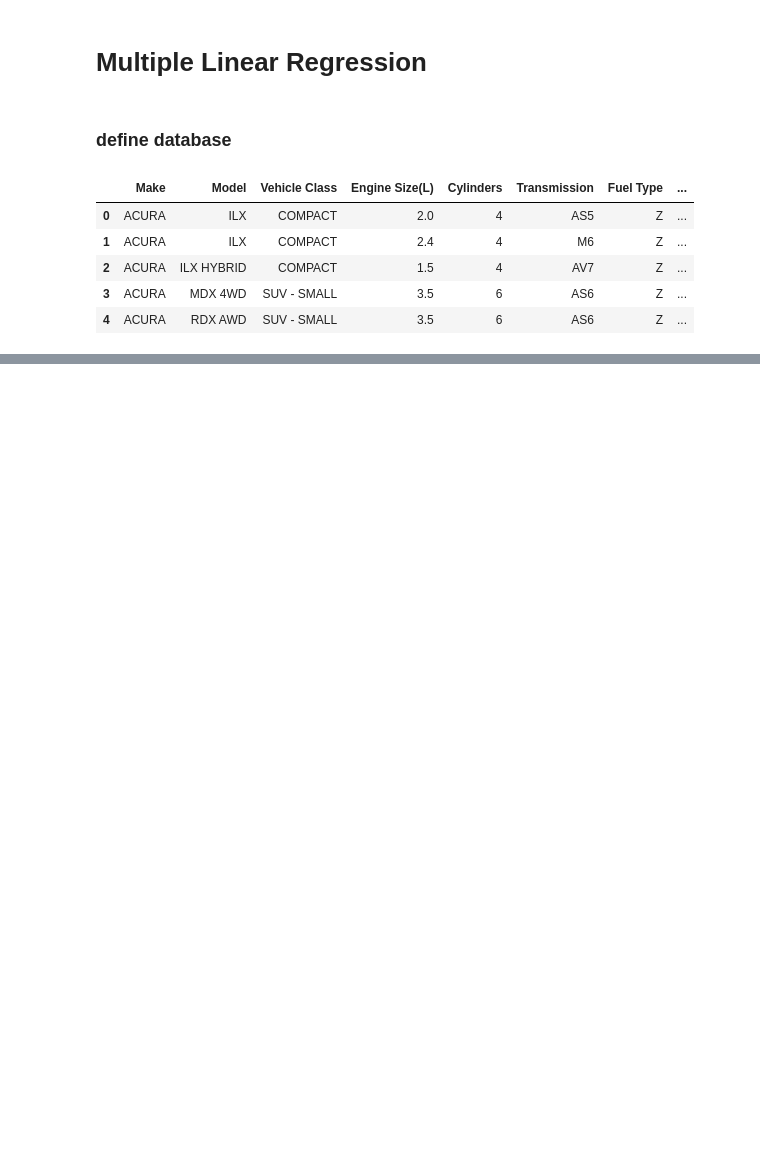
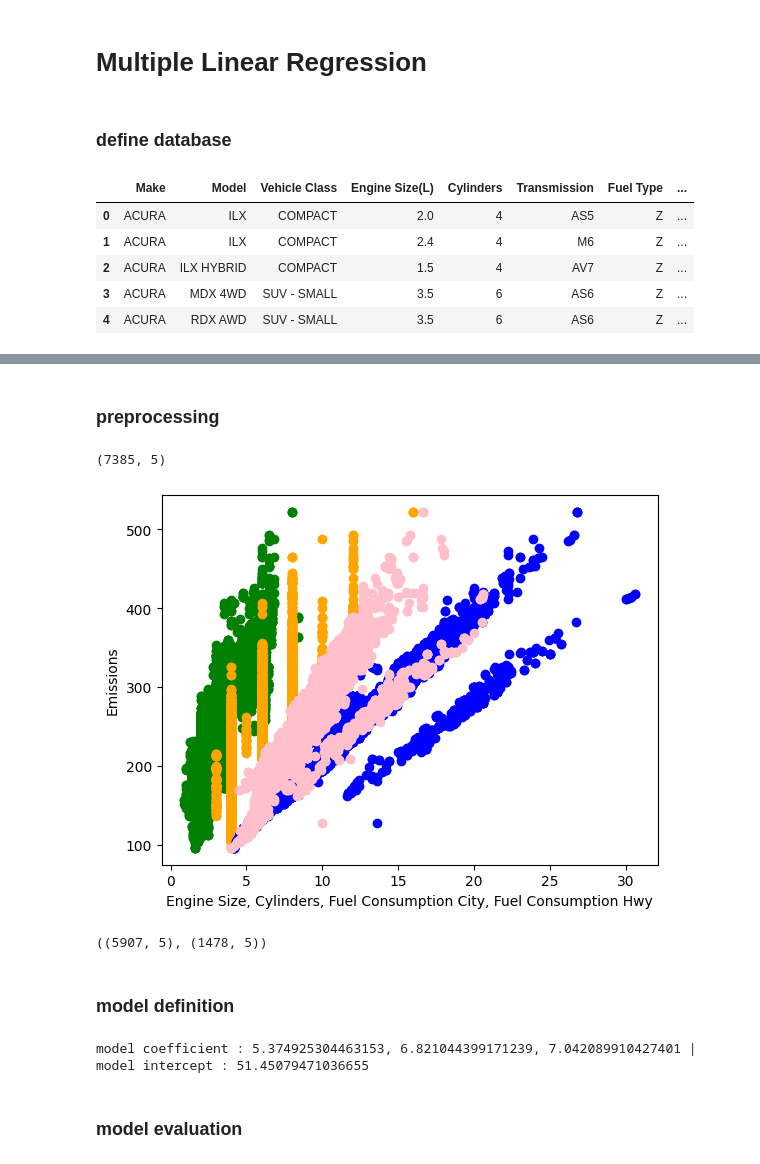
Before and after one commit to fahime9407/Machine-Learning-Path, a Jupyter notebook: regression/mlRegression.ipynb, the cells around one changed output, grey strips where cells are left out. Drawn from its saved outputs; the diff is of its cells as text; code cells hidden in the pictures; blank space fills up the shorter version.

Commit message:
end of learning mulitple linear regression

```diff
--- a/regression/mlRegression.ipynb
+++ b/regression/mlRegression.ipynb
@@ -23,0 +94,40 @@ df.head()
+# %% [markdown]
+### preprocessing
+# %%
+mdf = df[["Engine Size(L)", "Cylinders", "Fuel Consumption City (L/100 km)", "Fuel Consumption Hwy (L/100 km)", "CO2 Emissions(g/km)"]]
+
+mdf.shape
+# %% [output]
+(7385, 5)
+# %%
+plt.scatter(mdf["Engine Size(L)"], mdf["CO2 Emissions(g/km)"], color="green")
+plt.scatter(mdf["Cylinders"], mdf["CO2 Emissions(g/km)"], color="orange")
+plt.scatter(mdf["Fuel Consumption City (L/100 km)"], mdf["CO2 Emissions(g/km)"], color="blue")
+plt.scatter(mdf["Fuel Consumption Hwy (L/100 km)"], mdf["CO2 Emissions(g/km)"], color="pink")
+plt.xlabel("Engine Size, Cylinders, Fuel Consumption City, Fuel Consumption Hwy")
+plt.ylabel("Emissions")
+plt.show()
+# %% [output]
+[figure, added]
+# %%
+msk = np.random.rand(len(df)) < 0.8
+
+train, test = mdf[msk], mdf[~msk]
+train.shape, test.shape
+# %% [output]
+((5907, 5), (1478, 5))
+# %% [markdown]
+### model definition
+# %%
+mymodel = LinearRegression()
+
+x_train = np.asanyarray(train[["Engine Size(L)", "Cylinders", "Fuel Consumption City (L/100 km)", "Fuel Consumption Hwy (L/100 km)"]])
+y_train = np.asanyarray(train[["CO2 Emissions(g/km)"]])
+
+mymodel.fit(x_train, y_train)
+
+print(f"model coefficient : {mymodel.coef_[0][0]}, {mymodel.coef_[0][1]}, {mymodel.coef_[0][2]} | model intercept : {mymodel.intercept_[0]}")
+# %% [output]
+model coefficient : 5.374925304463153, 6.821044399171239, 7.042089910427401 | model intercept : 51.45079471036655
+# %% [markdown]
+### model evaluation
```
Also changed, not shown: parts of 15 cells of this notebook.
